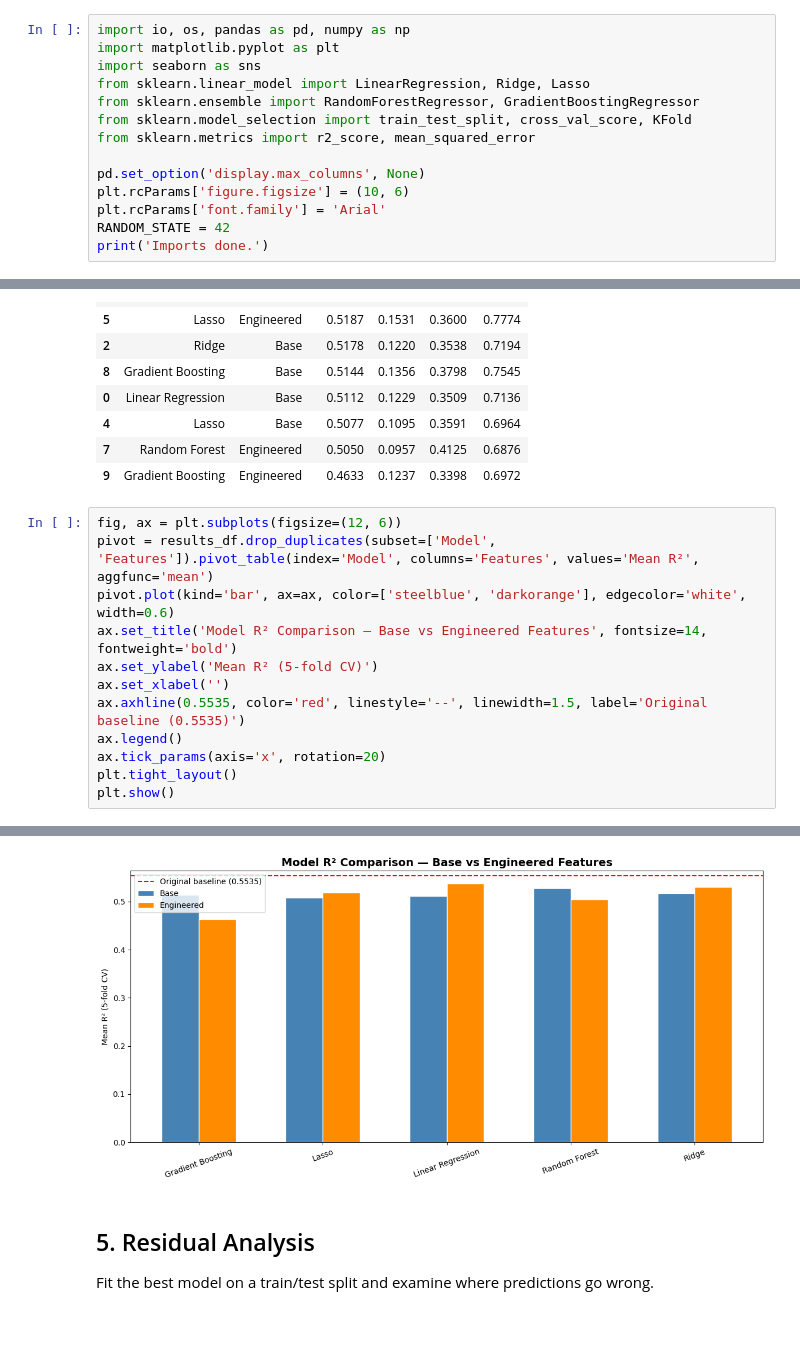
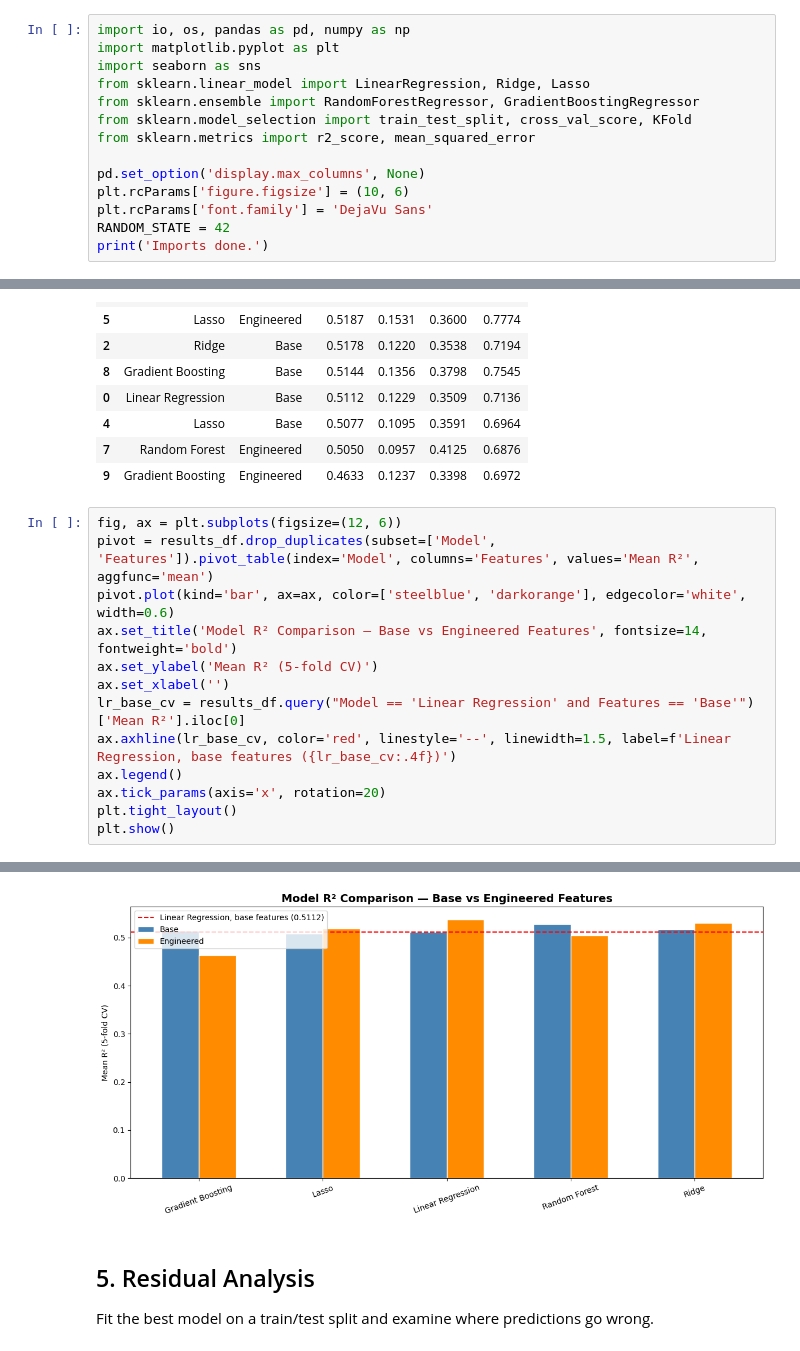
Before and after one commit to harpertalbott/Scheduling-Solar, a Jupyter notebook: analysis_colab.ipynb, the cells around one changed output, grey strips where cells are left out. Cells and saved outputs as stored; diff of their text form.

Commit message:
Correct CV metrics and README, fix notebook baseline comparisons and fonts

```diff
--- a/analysis_colab.ipynb
+++ b/analysis_colab.ipynb
@@ -28,7 +28,7 @@ from sklearn.metrics import r2_score, mean_squared_error
 
 pd.set_option('display.max_columns', None)
 plt.rcParams['figure.figsize'] = (10, 6)
-plt.rcParams['font.family'] = 'Arial'
+plt.rcParams['font.family'] = 'DejaVu Sans'
 RANDOM_STATE = 42
 print('Imports done.')
 # %% [output]
@@ -426,7 +344,8 @@ pivot.plot(kind='bar', ax=ax, color=['steelblue', 'darkorange'], edgecolor='whit
 ax.set_title('Model R² Comparison — Base vs Engineered Features', fontsize=14, fontweight='bold')
 ax.set_ylabel('Mean R² (5-fold CV)')
 ax.set_xlabel('')
-ax.axhline(0.5535, color='red', linestyle='--', linewidth=1.5, label='Original baseline (0.5535)')
+lr_base_cv = results_df.query("Model == 'Linear Regression' and Features == 'Base'")['Mean R²'].iloc[0]
+ax.axhline(lr_base_cv, color='red', linestyle='--', linewidth=1.5, label=f'Linear Regression, base features ({lr_base_cv:.4f})')
 ax.legend()
 ax.tick_params(axis='x', rotation=20)
 plt.tight_layout()
@@ -452,4 +354,4 @@ findfont: Font family 'Arial' not found.
-[figure, old version]
+[figure, new version]
 # %% [markdown]
 ## 5. Residual Analysis
 Fit the best model on a train/test split and examine where predictions go wrong.
```
Also changed, not shown: parts of 9 cells of this notebook, 2 other files.
